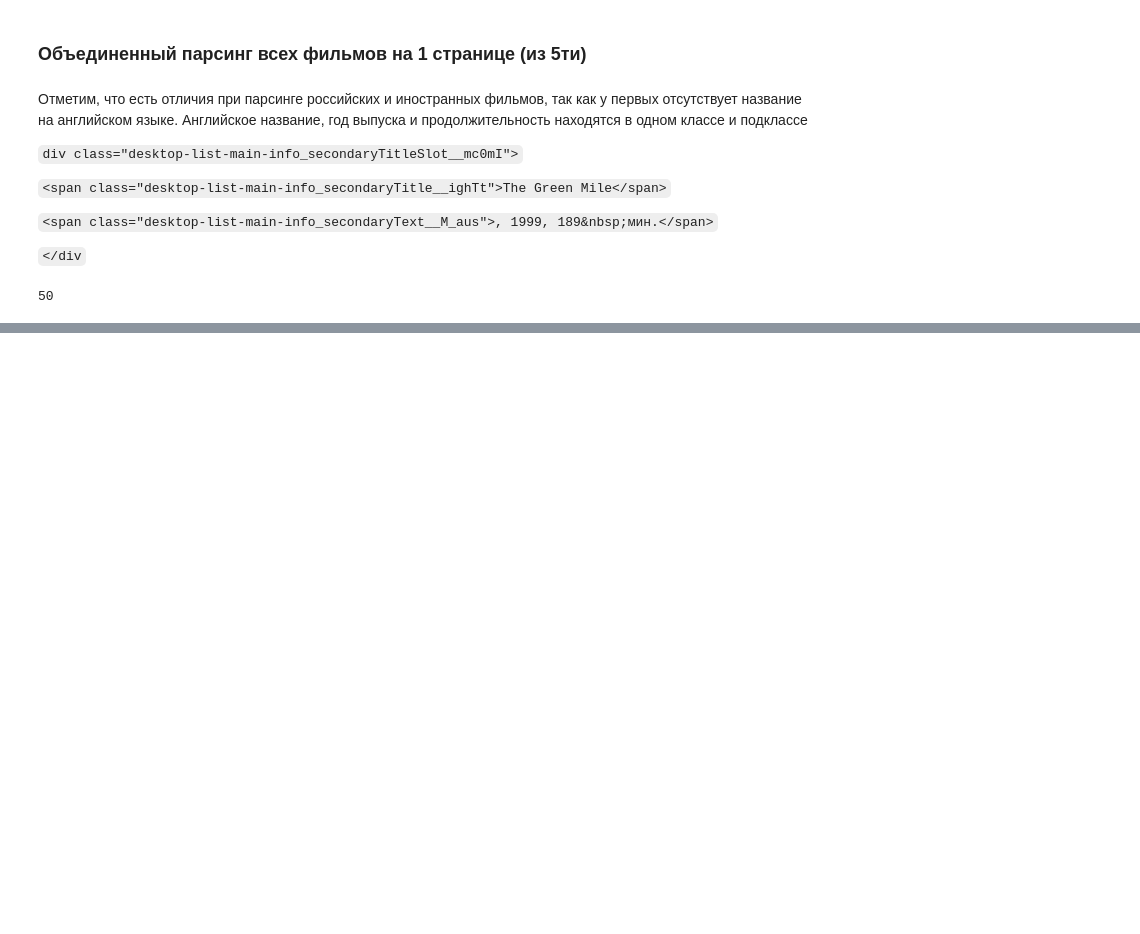
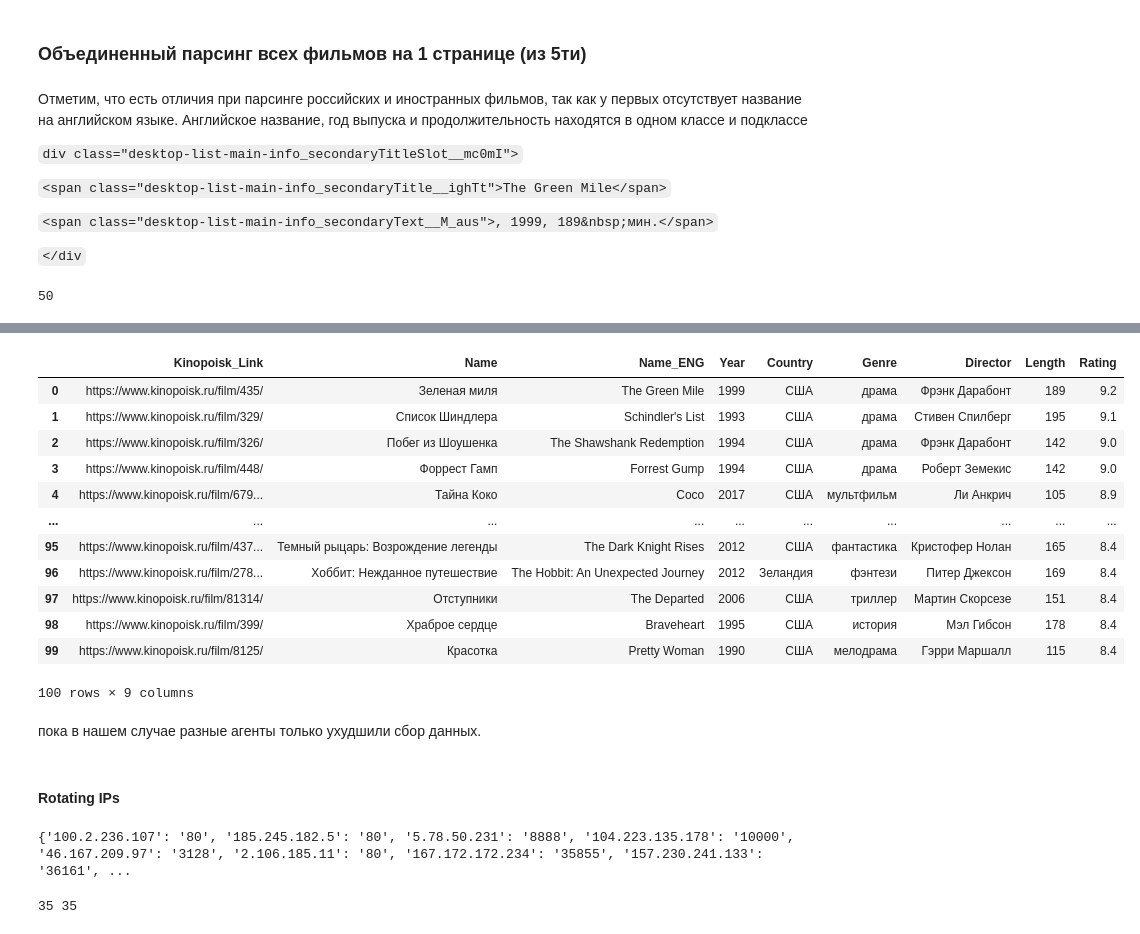
Before and after one commit to natalia-sd/web-scraping, a Jupyter notebook: kinopoisk250/Kinopoisk250_scraping.ipynb, the cells around one changed output, grey strips where cells are left out. Saved outputs shown, nothing was run; the diff lists cells and outputs as text; code cells hidden in the pictures; blank space fills up the shorter version.

```diff
--- a/kinopoisk250/Kinopoisk250_scraping.ipynb
+++ b/kinopoisk250/Kinopoisk250_scraping.ipynb
@@ -234,0 +424,5 @@ driver.quit()
+# %%
+options = Options()
+options.add_argument("window-size=1400,1000")
+
+ua = UserAgent()
@@ -234,0 +440,10 @@ driver.quit()
+# %%
+link = []
+name = []
+name_eng = []
+rating = []
+director = []
+country = []
+genre = []
+year = []
+minutes_time = []
@@ -234,0 +551,22 @@ driver.quit()
+# %%
+data = pd.DataFrame(data)
+# %%
+data
+# %% [output]
+|  | Kinopoisk_Link | Name | Name_ENG | Year | Country | Genre | Director | Length | Rating |
+| 0 | https://www.kinopoisk.ru/film/435/ | Зеленая миля | The Green Mile | 1999 | США | драма | Фрэнк Дарабонт | 189 | 9.2 |
+| 1 | https://www.kinopoisk.ru/film/329/ | Список Шиндлера | Schindler's List | 1993 | США | драма | Стивен Спилберг | 195 | 9.1 |
+| 2 | https://www.kinopoisk.ru/film/326/ | Побег из Шоушенка | The Shawshank Redemption | 1994 | США | драма | Фрэнк Дарабонт | 142 | 9.0 |
+| 3 | https://www.kinopoisk.ru/film/448/ | Форрест Гамп | Forrest Gump | 1994 | США | драма | Роберт Земекис | 142 | 9.0 |
+| 4 | https://www.kinopoisk.ru/film/679... | Тайна Коко | Coco | 2017 | США | мультфильм | Ли Анкрич | 105 | 8.9 |
+| ... | ... | ... | ... | ... | ... | ... | ... | ... | ... |
+| 95 | https://www.kinopoisk.ru/film/437... | Темный рыцарь: Возрождение легенды | The Dark Knight Rises | 2012 | США | фантастика | Кристофер Нолан | 165 | 8.4 |
+| 96 | https://www.kinopoisk.ru/film/278... | Хоббит: Нежданное путешествие | The Hobbit: An Unexpected Journey | 2012 | Зеландия | фэнтези | Питер Джексон | 169 | 8.4 |
+| 97 | https://www.kinopoisk.ru/film/81314/ | Отступники | The Departed | 2006 | США | триллер | Мартин Скорсезе | 151 | 8.4 |
+| 98 | https://www.kinopoisk.ru/film/399/ | Храброе сердце | Braveheart | 1995 | США | история | Мэл Гибсон | 178 | 8.4 |
+| 99 | https://www.kinopoisk.ru/film/8125/ | Красотка | Pretty Woman | 1990 | США | мелодрама | Гэрри Маршалл | 115 | 8.4 |
+100 rows × 9 columns
+# %% [markdown]
+пока в нашем случае разные агенты только ухудшили сбор данных.
+# %% [markdown]
+#### Rotating IPs
@@ -234,0 +576,39 @@ driver.quit()
+# %%
+browser = webdriver.Chrome(r'C:\Users\User\Desktop\chromedriver.exe')
+url = 'http://free-proxy.cz/ru/proxylist/country/all/https/ping/level1'
+# url = 'http://free-proxy.cz/ru/proxylist/country/RU/all/ping/all'
+browser.get(url)
+
+all_prxs = len(browser.find_elements_by_tag_name('tr'))
+proxies = []
+port = []
+
+for i in range(all_prxs):
+    try:
+        total_txt = browser.find_element_by_xpath(f'//*[@id="proxy_list"]/tbody/tr[{i+1}]/td[1]').text
+        child_txt = browser.find_element_by_xpath(f'//*[@id="proxy_list"]/tbody/tr[{i+1}]/td[1]/script').text
+        proxy = total_txt.replace(child_txt, '')
+        port.append(browser.find_element_by_xpath(f'//*[@id="proxy_list"]/tbody/tr[{i+1}]/td[2]/span').text)
+        proxies.append(proxy)
+
+    except NoSuchElementException:
+        pass
+
+if len(proxies) == len(port):
+    proxies = dict(zip(proxies, port))
+else:
+     print('len(proxies) != len(port). Собраны не все данные по прокси или порту.')
+
+proxx = set()
+for i,j in proxies.items():
+    proxx.add(':'.join([i, j]))
+#     i + ':' + j
+
+
+print(len(proxies), len(proxx))
+# %% [output]
+{'100.2.236.107': '80', '185.245.182.5': '80', '5.78.50.231': '8888', '104.223.135.178': '10000', '46.167.209.97': '3128', '2.106.185.11': '80', '167.172.172.234': '35855', '157.230.241.133': '36161', ...
+# %%
+print(len(proxies), len(proxx))
+# %% [output]
+35 35
```
Also changed, not shown: parts of 25 cells of this notebook, 1 other file.
